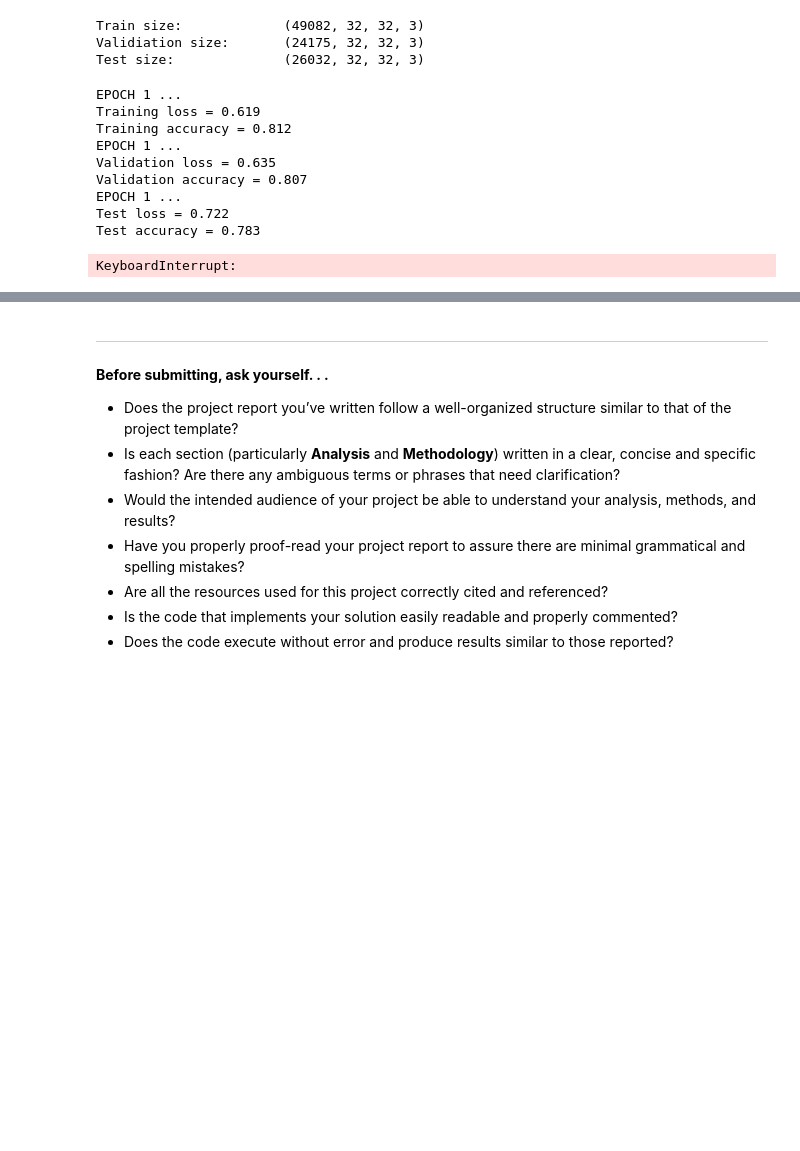
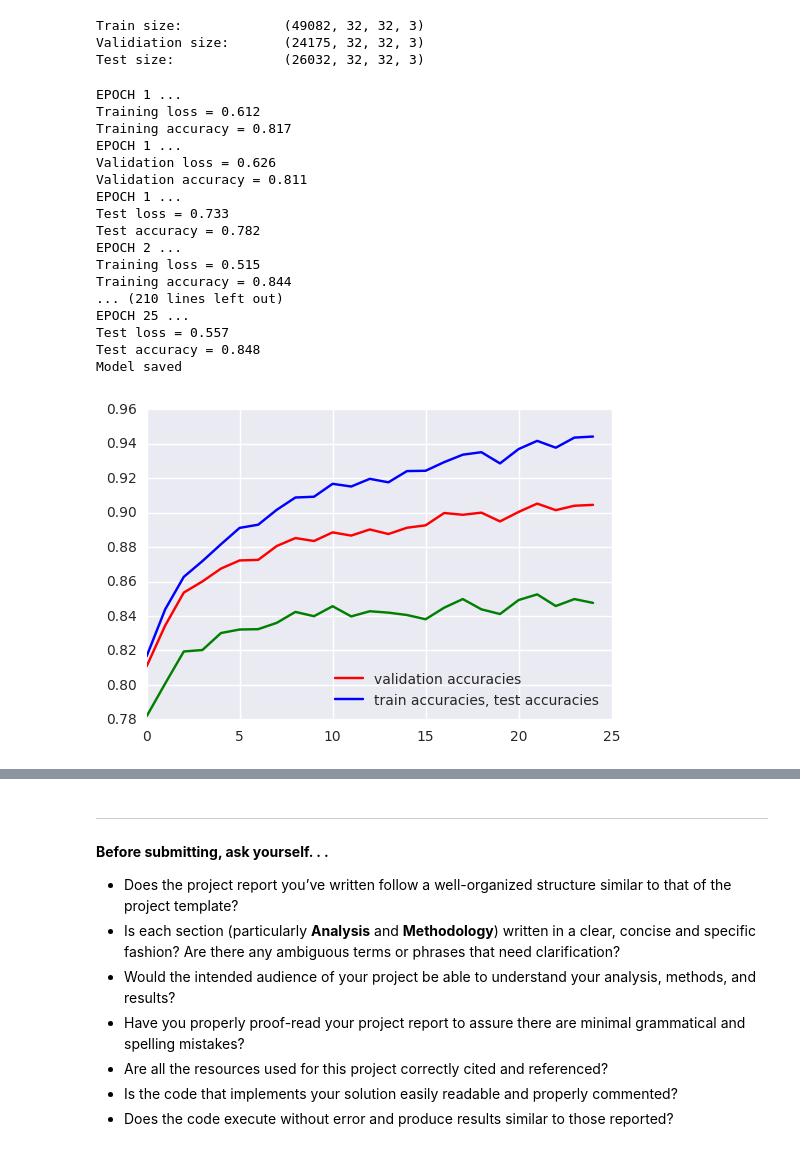
Before and after one commit to VisionTom/Nanodegree_MachineLearning, a Jupyter notebook: 06_Capstone/capstone4.ipynb, the cells around one changed output, grey strips where cells are left out. Cells and saved outputs as stored; diff of their text form; code cells hidden in the pictures; blank space fills up the shorter version.

```diff
--- a/06_Capstone/capstone4.ipynb
+++ b/06_Capstone/capstone4.ipynb
@@ -46,7 +46,7 @@ import itertools
 # %%
 DEBUG_MODUS = False
 LEARN_MODUS = True
-DEVICE_NAME = "/cpu:0" #For Training with GPU change to: "/gpu:0"
+DEVICE_NAME = "/gpu:0" #For Training with GPU change to: "/gpu:0"
 
 train_file = "data/train_32x32.mat"
 test_file = "data/test_32x32.mat"
@@ -488,23 +488,32 @@ if __name__ == '__main__':
             print("Model saved")
 # %% [output]
 EPOCH 1 ...
-Training loss = 0.619
-Training accuracy = 0.812
+Training loss = 0.612
+Training accuracy = 0.817
 EPOCH 1 ...
-Validation loss = 0.635
-Validation accuracy = 0.807
+Validation loss = 0.626
+Validation accuracy = 0.811
 EPOCH 1 ...
-Test loss = 0.722
-Test accuracy = 0.783
+Test loss = 0.733
+Test accuracy = 0.782
+EPOCH 2 ...
+Training loss = 0.515
+Training accuracy = 0.844
+... (210 lines left out)
+EPOCH 25 ...
+Test loss = 0.557
+Test accuracy = 0.848
+Model saved
-KeyboardInterrupt:
 # %%
 plt.plot(range(EPOCHS), val_accuracies, 'r-',
-        range(EPOCHS), train_accuracies, 'b-')
+        range(EPOCHS), train_accuracies, 'b-',
         range(EPOCHS), test_accuracies, 'g-')
         #range(EPOCHS), (list(np.array(val_accuracies) - np.array(train_accuracies))), 'g-')
 #plt.plot(train_accuracies)
 plt.legend(["validation accuracies","train accuracies, test accuracies"],loc='lower right')
 plt.show()
+# %% [output]
+[figure, added]
 # %%
 print("Training:\n")
 for i, a in enumerate(train_accuracies):
```
Also changed, not shown: parts of 7 cells of this notebook, 3 other files.
